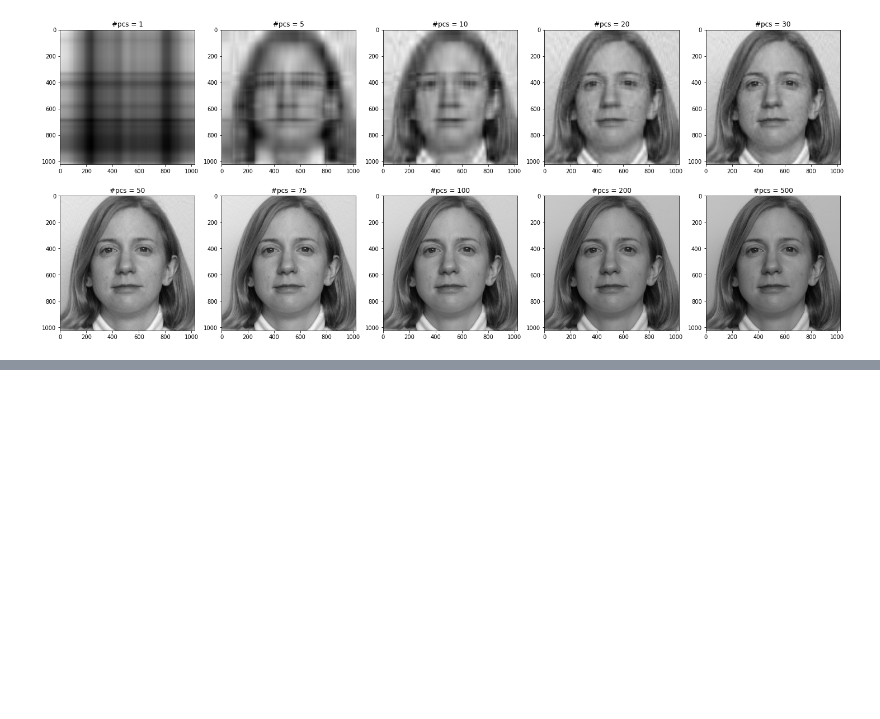
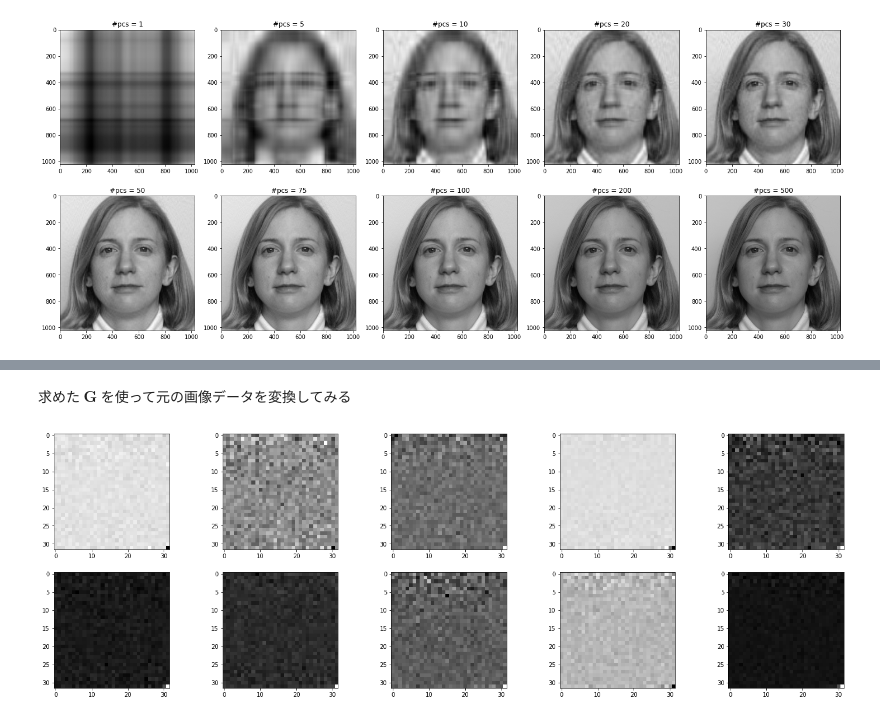
Before and after one commit to rmasutani/sparse, a Jupyter notebook: notebooks/svd.ipynb, the cells around one changed output, grey strips where cells are left out. Cells and saved outputs as stored; diff of their text form; code cells hidden in the pictures; blank space fills up the shorter version.

```diff
--- a/notebooks/svd.ipynb
+++ b/notebooks/svd.ipynb
@@ -259,0 +344,21 @@ $$\boldsymbol{x}_i = \sum_{j}g_{ij}\boldsymbol{h}_j$$
+# %%
+Phi_X = np.dot(X.T, X) / X.shape[0]
+U, L, _ =  np.linalg.svd(Phi_X)
+G = np.dot(np.diag(1. / (np.sqrt(D)+1E-6)), U.T)
+# %% [markdown]
+求めた $\boldsymbol{G}$ を使って元の画像データを変換してみる
+# %%
+def normalize_image(x, epsilon=1E-6):
+  vmin = np.min(x)
+  vmax = np.max(x)
+  return (x - vmin) / (vmax - vmin + epsilon)
+
+H_mat = np.dot(G, X.T).T
+
+fig = plt.figure(figsize=(25, 8))
+
+for i in np.arange(10):
+    ax = fig.add_subplot(2, 5, i+1)
+    plt.imshow(H_mat[i].reshape(32, 32), cmap="gray")
+# %% [output]
+[figure, added]
```
Also changed, not shown: parts of 8 cells of this notebook, 2 other files.
